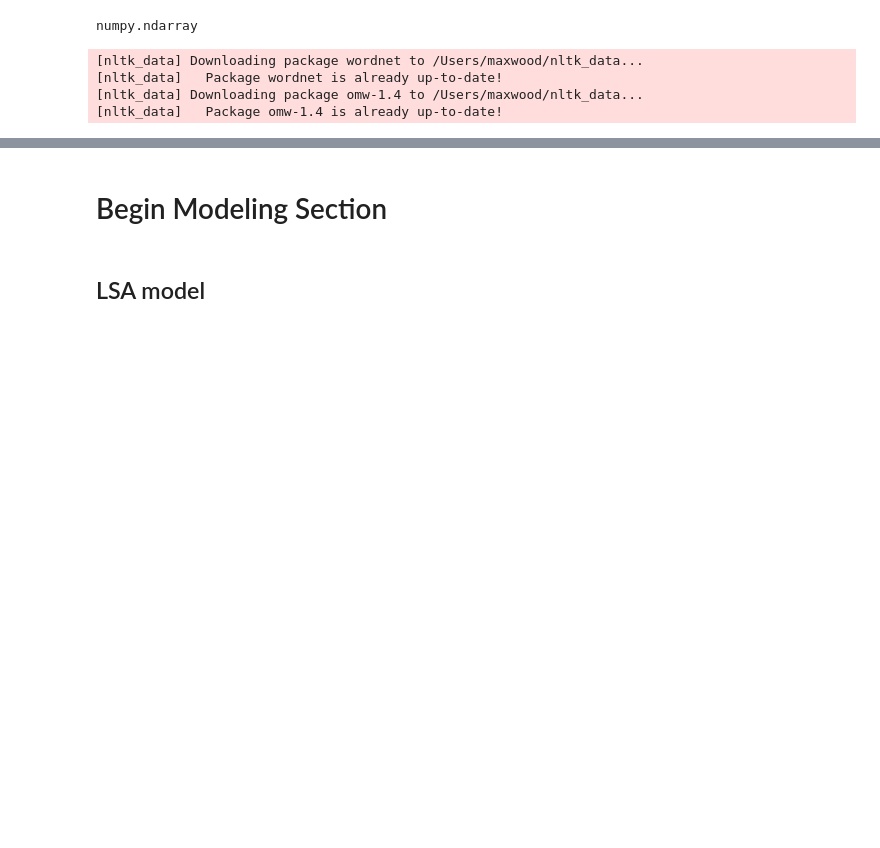
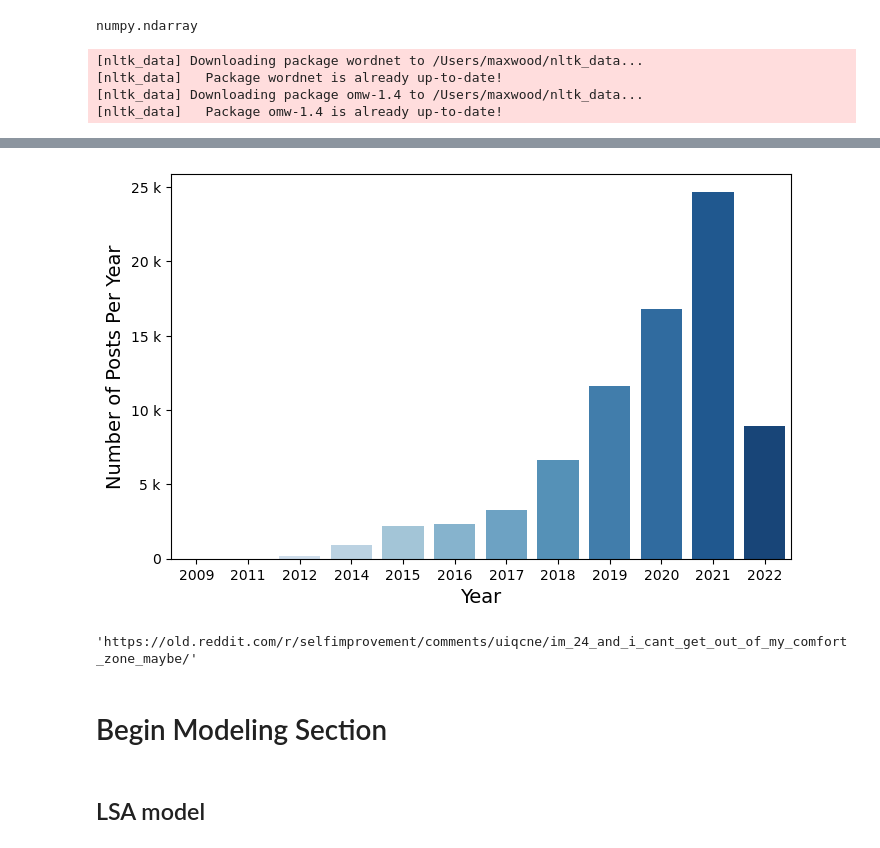
Before and after one commit to xamwood/Metis_unsupervised_NLP_project, a Jupyter notebook: improvement_project.ipynb, the cells around one changed output, grey strips where cells are left out. Cells and saved outputs as stored; diff of their text form; code cells hidden in the pictures; blank space fills up the shorter version.

```diff
--- a/improvement_project.ipynb
+++ b/improvement_project.ipynb
@@ -351,3 +347,15 @@ post_df
+# %%
+import seaborn as sns
+import matplotlib.ticker as ticker
+plt.figure(figsize=(8,5))
+ax = sns.countplot(x = 'year', data = post_df, palette = 'Blues')
+ax.set_ylabel('Number of Posts Per Year',fontsize = 14)
+ax.set_xlabel('Year',fontsize = 14)
+ax.yaxis.set_major_formatter(ticker.EngFormatter())
+
+plt.show()
+# %% [output]
+[figure, added]
 # %%
 #post_df.to_pickle("./posts_df.pkl")
 # %%
@@ -355,3 +363,7 @@ post_df
+# %%
+post_df.iloc[1].url
+# %% [output]
+'https://old.reddit.com/r/selfimprovement/comments/uiqcne/im_24_and_i_cant_get_out_of_my_comfort_zone_maybe/'
 # %% [markdown]
 # Begin Modeling Section
 # %% [markdown]
```
Also changed, not shown: parts of 88 cells of this notebook.
